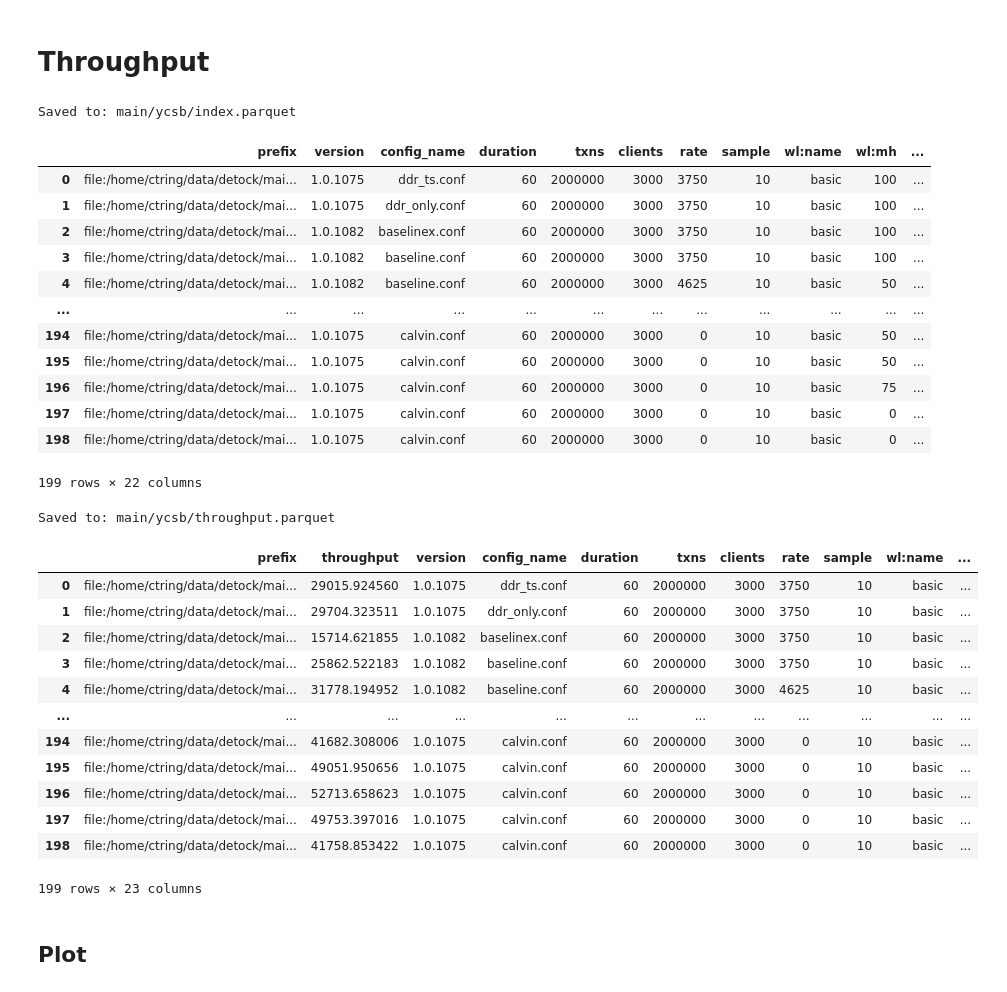
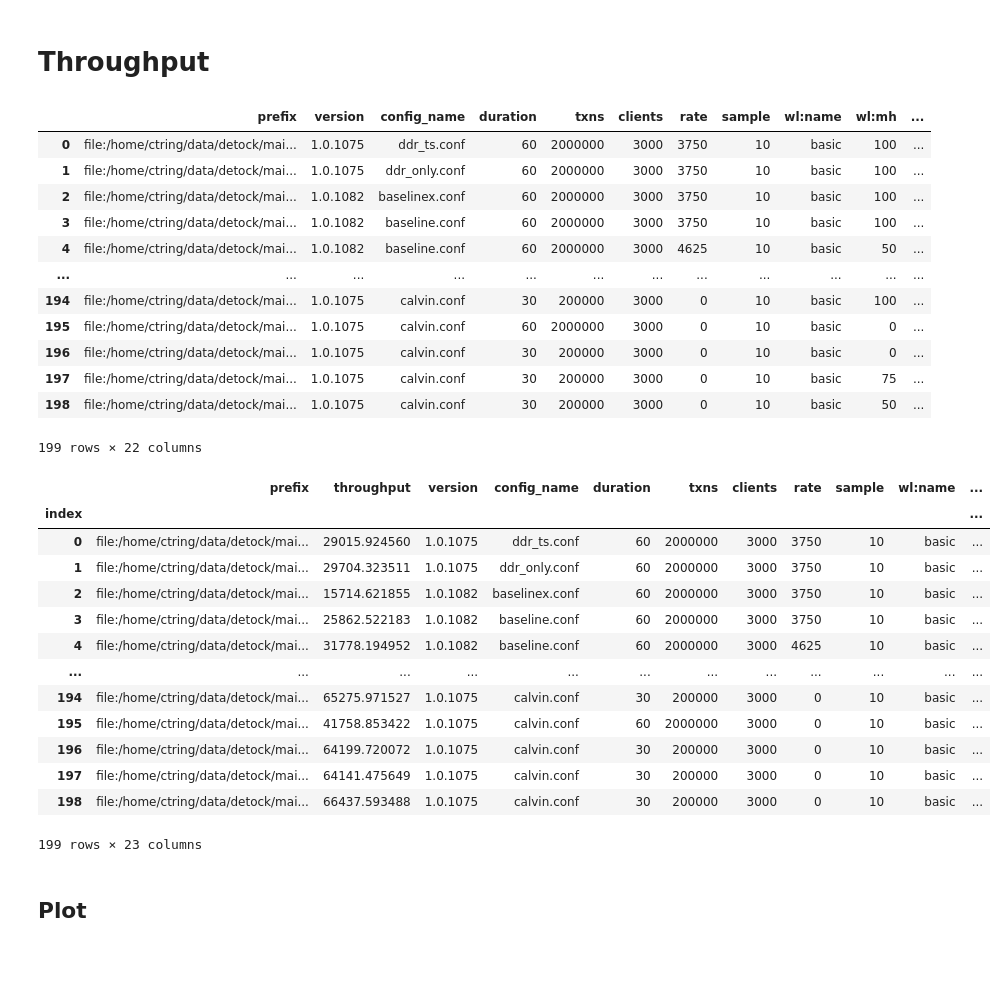
Before and after one commit to umd-dslam/DetockAnalysis, a Jupyter notebook: 1-Microbenchmark.ipynb, the cells around one changed output. Saved outputs shown, nothing was run; the diff lists cells and outputs as text; code cells hidden in the pictures; blank space fills up the shorter version.

```diff
--- a/1-Microbenchmark.ipynb
+++ b/1-Microbenchmark.ipynb
@@ -49,7 +48,7 @@ plt.rc('legend', fontsize=15)
 # %%
 THRP_PREFIX = "main/ycsb"
 
-IGNORE_CACHE = True
+IGNORE_CACHE = False
 
 thrp_index_df = from_cache_or_compute(
     f'{THRP_PREFIX}/index.parquet',
@@ -62,20 +61,19 @@ thrp_index_df = from_cache_or_compute(
 )
 thrp_index_df
 # %% [output]
+|  | prefix | version | config_name | duration | txns | clients | rate | sample | wl:name | wl:mh | ... |
+| 0 | file:/home/ctring/data/detock/mai... | 1.0.1075 | ddr_ts.conf | 60 | 2000000 | 3000 | 3750 | 10 | basic | 100 | ... |
+| 1 | file:/home/ctring/data/detock/mai... | 1.0.1075 | ddr_only.conf | 60 | 2000000 | 3000 | 3750 | 10 | basic | 100 | ... |
+| 2 | file:/home/ctring/data/detock/mai... | 1.0.1082 | baselinex.conf | 60 | 2000000 | 3000 | 3750 | 10 | basic | 100 | ... |
+| 3 | file:/home/ctring/data/detock/mai... | 1.0.1082 | baseline.conf | 60 | 2000000 | 3000 | 3750 | 10 | basic | 100 | ... |
+| 4 | file:/home/ctring/data/detock/mai... | 1.0.1082 | baseline.conf | 60 | 2000000 | 3000 | 4625 | 10 | basic | 50 | ... |
+| ... | ... | ... | ... | ... | ... | ... | ... | ... | ... | ... | ... |
+| 194 | file:/home/ctring/data/detock/mai... | 1.0.1075 | calvin.conf | 30 | 200000 | 3000 | 0 | 10 | basic | 100 | ... |
+| 195 | file:/home/ctring/data/detock/mai... | 1.0.1075 | calvin.conf | 60 | 2000000 | 3000 | 0 | 10 | basic | 0 | ... |
+| 196 | file:/home/ctring/data/detock/mai... | 1.0.1075 | calvin.conf | 30 | 200000 | 3000 | 0 | 10 | basic | 0 | ... |
+| 197 | file:/home/ctring/data/detock/mai... | 1.0.1075 | calvin.conf | 30 | 200000 | 3000 | 0 | 10 | basic | 75 | ... |
+| 198 | file:/home/ctring/data/detock/mai... | 1.0.1075 | calvin.conf | 30 | 200000 | 3000 | 0 | 10 | basic | 50 | ... |
-Saved to: main/ycsb/index.parquet
+199 rows × 22 columns
-|  | prefix | version | config_name | duration | txns | clients | rate | sample | wl:name | wl:mh | ... |
-| 0 | file:/home/ctring/data/detock/mai... | 1.0.1075 | ddr_ts.conf | 60 | 2000000 | 3000 | 3750 | 10 | basic | 100 | ... |
-| 1 | file:/home/ctring/data/detock/mai... | 1.0.1075 | ddr_only.conf | 60 | 2000000 | 3000 | 3750 | 10 | basic | 100 | ... |
-| 2 | file:/home/ctring/data/detock/mai... | 1.0.1082 | baselinex.conf | 60 | 2000000 | 3000 | 3750 | 10 | basic | 100 | ... |
-| 3 | file:/home/ctring/data/detock/mai... | 1.0.1082 | baseline.conf | 60 | 2000000 | 3000 | 3750 | 10 | basic | 100 | ... |
-| 4 | file:/home/ctring/data/detock/mai... | 1.0.1082 | baseline.conf | 60 | 2000000 | 3000 | 4625 | 10 | basic | 50 | ... |
-| ... | ... | ... | ... | ... | ... | ... | ... | ... | ... | ... | ... |
-| 194 | file:/home/ctring/data/detock/mai... | 1.0.1075 | calvin.conf | 60 | 2000000 | 3000 | 0 | 10 | basic | 50 | ... |
-| 195 | file:/home/ctring/data/detock/mai... | 1.0.1075 | calvin.conf | 60 | 2000000 | 3000 | 0 | 10 | basic | 50 | ... |
-| 196 | file:/home/ctring/data/detock/mai... | 1.0.1075 | calvin.conf | 60 | 2000000 | 3000 | 0 | 10 | basic | 75 | ... |
-| 197 | file:/home/ctring/data/detock/mai... | 1.0.1075 | calvin.conf | 60 | 2000000 | 3000 | 0 | 10 | basic | 0 | ... |
-| 198 | file:/home/ctring/data/detock/mai... | 1.0.1075 | calvin.conf | 60 | 2000000 | 3000 | 0 | 10 | basic | 0 | ... |
-199 rows × 22 columns
 # %%
 def compute_throughput(prefix):
     res = throughput(
@@ -100,30 +98,30 @@ def compute_all_throughputs(index_df):
     # Associate metadata from the index to the throughputs
     return throughput_df.merge(index_df, on="prefix")
 # %%
-IGNORE_CACHE = True
+IGNORE_CACHE = False
 
 throughput_df = from_cache_or_compute(
     f'{THRP_PREFIX}/throughput.parquet',
     lambda: compute_all_throughputs(thrp_index_df),
     ignore_cache=IGNORE_CACHE,
 )
 
 throughput_df
 # %% [output]
+|  | prefix | throughput | version | config_name | duration | txns | clients | rate | sample | wl:name | ... |
+| index |  |  |  |  |  |  |  |  |  |  | ... |
+| 0 | file:/home/ctring/data/detock/mai... | 29015.924560 | 1.0.1075 | ddr_ts.conf | 60 | 2000000 | 3000 | 3750 | 10 | basic | ... |
+| 1 | file:/home/ctring/data/detock/mai... | 29704.323511 | 1.0.1075 | ddr_only.conf | 60 | 2000000 | 3000 | 3750 | 10 | basic | ... |
+| 2 | file:/home/ctring/data/detock/mai... | 15714.621855 | 1.0.1082 | baselinex.conf | 60 | 2000000 | 3000 | 3750 | 10 | basic | ... |
+| 3 | file:/home/ctring/data/detock/mai... | 25862.522183 | 1.0.1082 | baseline.conf | 60 | 2000000 | 3000 | 3750 | 10 | basic | ... |
+| 4 | file:/home/ctring/data/detock/mai... | 31778.194952 | 1.0.1082 | baseline.conf | 60 | 2000000 | 3000 | 4625 | 10 | basic | ... |
+| ... | ... | ... | ... | ... | ... | ... | ... | ... | ... | ... | ... |
+| 194 | file:/home/ctring/data/detock/mai... | 65275.971527 | 1.0.1075 | calvin.conf | 30 | 200000 | 3000 | 0 | 10 | basic | ... |
+| 195 | file:/home/ctring/data/detock/mai... | 41758.853422 | 1.0.1075 | calvin.conf | 60 | 2000000 | 3000 | 0 | 10 | basic | ... |
+| 196 | file:/home/ctring/data/detock/mai... | 64199.720072 | 1.0.1075 | calvin.conf | 30 | 200000 | 3000 | 0 | 10 | basic | ... |
+| 197 | file:/home/ctring/data/detock/mai... | 64141.475649 | 1.0.1075 | calvin.conf | 30 | 200000 | 3000 | 0 | 10 | basic | ... |
+| 198 | file:/home/ctring/data/detock/mai... | 66437.593488 | 1.0.1075 | calvin.conf | 30 | 200000 | 3000 | 0 | 10 | basic | ... |
-Saved to: main/ycsb/throughput.parquet
+199 rows × 23 columns
-|  | prefix | throughput | version | config_name | duration | txns | clients | rate | sample | wl:name | ... |
-| 0 | file:/home/ctring/data/detock/mai... | 29015.924560 | 1.0.1075 | ddr_ts.conf | 60 | 2000000 | 3000 | 3750 | 10 | basic | ... |
-| 1 | file:/home/ctring/data/detock/mai... | 29704.323511 | 1.0.1075 | ddr_only.conf | 60 | 2000000 | 3000 | 3750 | 10 | basic | ... |
-| 2 | file:/home/ctring/data/detock/mai... | 15714.621855 | 1.0.1082 | baselinex.conf | 60 | 2000000 | 3000 | 3750 | 10 | basic | ... |
-| 3 | file:/home/ctring/data/detock/mai... | 25862.522183 | 1.0.1082 | baseline.conf | 60 | 2000000 | 3000 | 3750 | 10 | basic | ... |
-| 4 | file:/home/ctring/data/detock/mai... | 31778.194952 | 1.0.1082 | baseline.conf | 60 | 2000000 | 3000 | 4625 | 10 | basic | ... |
-| ... | ... | ... | ... | ... | ... | ... | ... | ... | ... | ... | ... |
-| 194 | file:/home/ctring/data/detock/mai... | 41682.308006 | 1.0.1075 | calvin.conf | 60 | 2000000 | 3000 | 0 | 10 | basic | ... |
-| 195 | file:/home/ctring/data/detock/mai... | 49051.950656 | 1.0.1075 | calvin.conf | 60 | 2000000 | 3000 | 0 | 10 | basic | ... |
-| 196 | file:/home/ctring/data/detock/mai... | 52713.658623 | 1.0.1075 | calvin.conf | 60 | 2000000 | 3000 | 0 | 10 | basic | ... |
-| 197 | file:/home/ctring/data/detock/mai... | 49753.397016 | 1.0.1075 | calvin.conf | 60 | 2000000 | 3000 | 0 | 10 | basic | ... |
-| 198 | file:/home/ctring/data/detock/mai... | 41758.853422 | 1.0.1075 | calvin.conf | 60 | 2000000 | 3000 | 0 | 10 | basic | ... |
-199 rows × 23 columns
 # %% [markdown]
 ## Plot
 # %%
```
Also changed, not shown: parts of 13 cells of this notebook, 8 other files.
